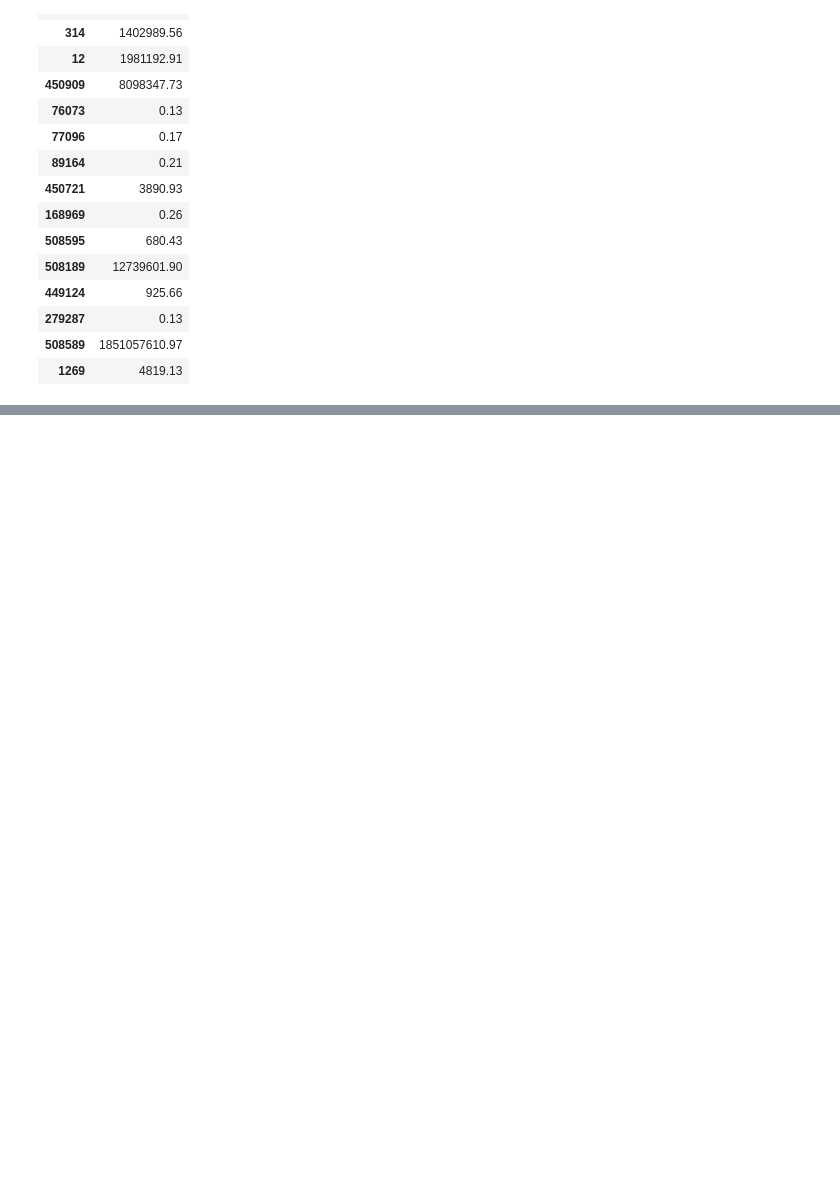
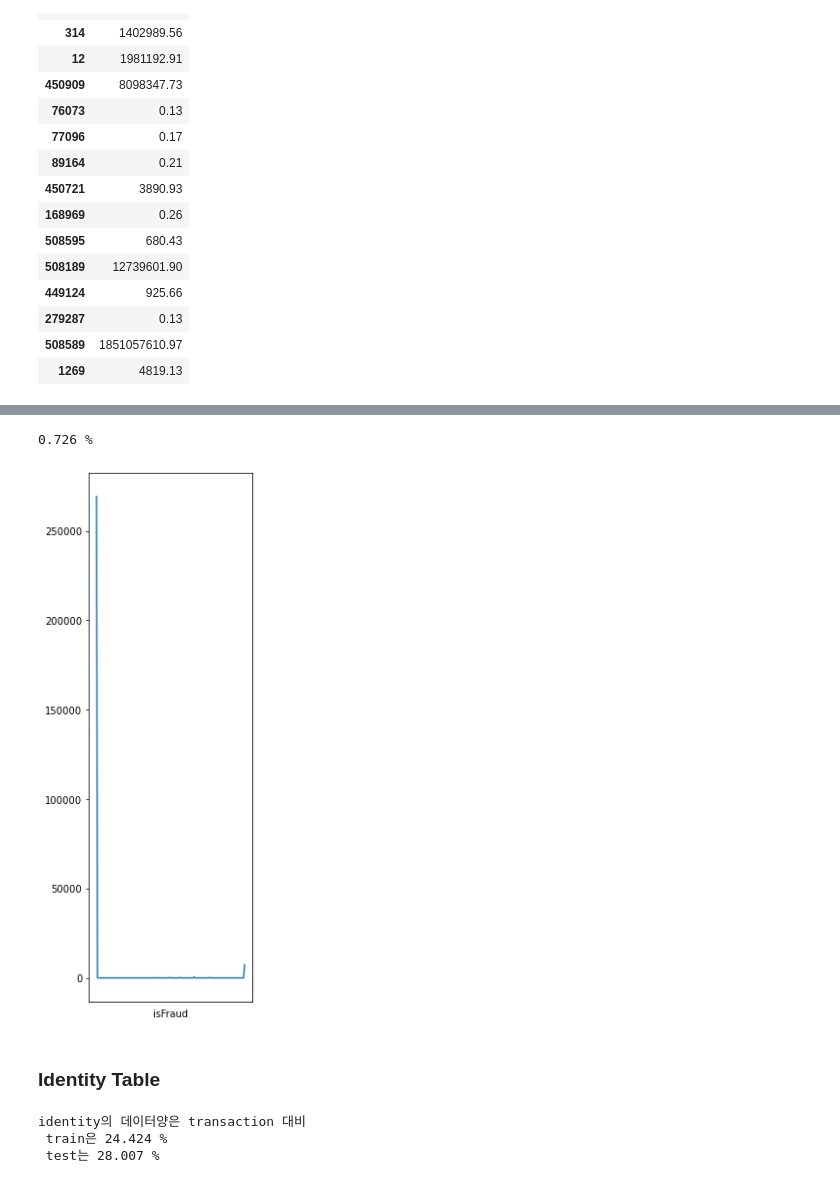
Before and after one commit to 592k/Mini_project-modeling, a Jupyter notebook: src/EDA.ipynb, the cells around one changed output, grey strips where cells are left out. Cells and saved outputs as stored; diff of their text form; code cells hidden in the pictures; blank space fills up the shorter version.

```diff
--- a/src/EDA.ipynb
+++ b/src/EDA.ipynb
@@ -653,0 +744,3 @@ array([[<AxesSubplot:title={'center':'V279287'}>]], dtype=object)
+# %%
+train_uid = uid(train_t).loc[:,['isFraud','uid']]
+train_uid.describe()
@@ -653,0 +757,22 @@ array([[<AxesSubplot:title={'center':'V279287'}>]], dtype=object)
+# %%
+# user화 했을 때 사기 유저와 비사기 유저로 구분 할 수 있다.
+# 유저단위로 groupby.mean 해서, value가 0,1 이 아닌 오차율은 0.726 % 로 나타난다.
+uid_group = train_uid.groupby('uid').mean().value_counts()
+print(round(uid_group.iloc[2:-1].sum() / uid_group.iloc[0:2].sum() *100, 3),'%')
+# %% [output]
+0.726 %
+# %%
+plt.figure(figsize=(3,10))
+ax = uid_group.sort_index().reindex().plot()
+plt.xticks([])
+plt.show()
+# %% [output]
+[figure, added]
+# %% [markdown]
+### Identity Table
+# %%
+print('identity의 데이터양은 transaction 대비\n train은',round(len(train_i) / len(train_t) * 100,3),'%\n test는',round(len(test_i) / len(test_t) * 100,3),'%')
+# %% [output]
+identity의 데이터양은 transaction 대비
+ train은 24.424 %
+ test는 28.007 %
```
Also changed, not shown: parts of 23 cells of this notebook.
